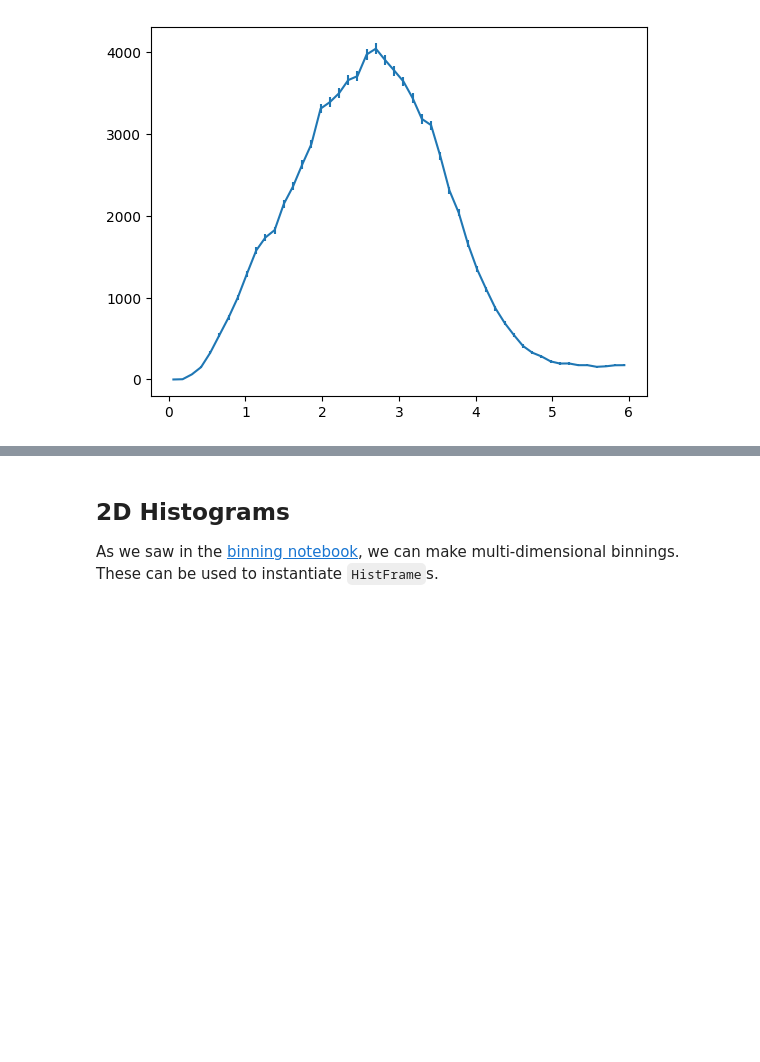
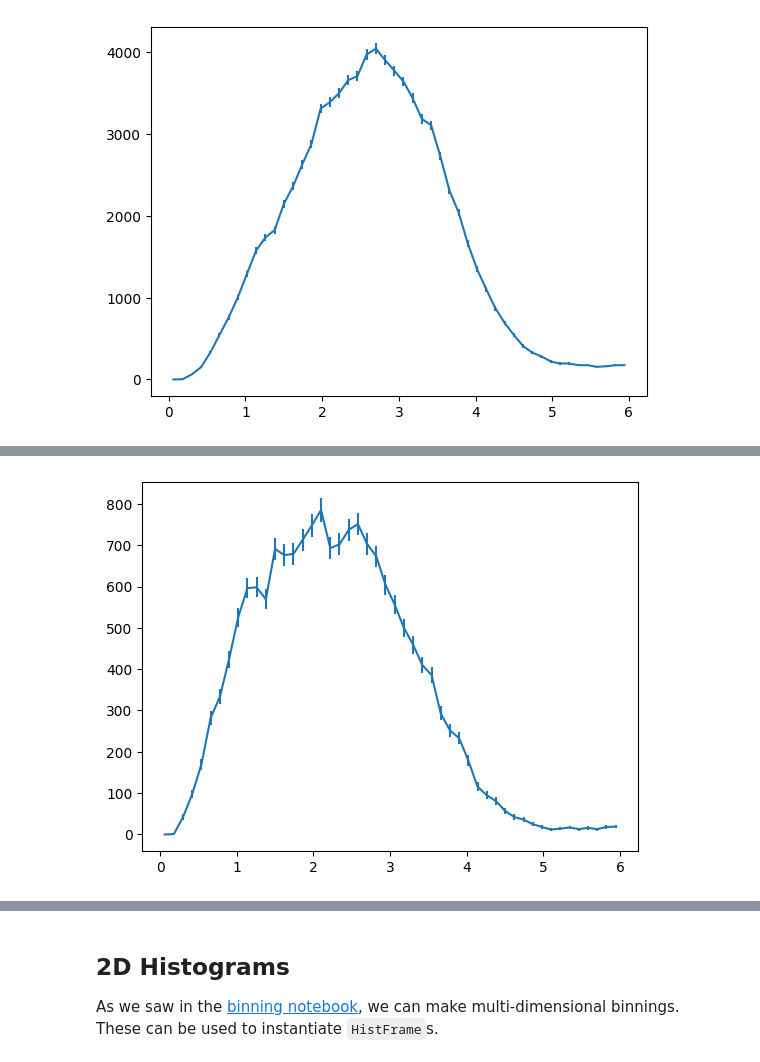
Before and after one commit to NUISANCEMC/nuisance3, a Jupyter notebook: notebooks/histframes.ipynb, the cells around one changed output, grey strips where cells are left out. Cells and saved outputs as stored; diff of their text form; code cells hidden in the pictures; blank space fills up the shorter version.

Commit message:
more work on event frame fillers

```diff
--- a/notebooks/histframes.ipynb
+++ b/notebooks/histframes.ipynb
@@ -116,0 +121,18 @@ plt.show()
+# %%
+pps.load_text("""
+double IsCCQE(HepMC3::GenEvent const &ev){
+  return (ev.attribute<HepMC3::IntAttribute>("signal_process_id")->value()==200);
+}
+double chan_subsample(HepMC3::GenEvent const &ev){
+  int proc_id = ev.attribute<HepMC3::IntAttribute>("signal_process_id")->value();
+
+  if((200 <= proc_id) && (proc_id < 300)){
+      return 1;
+  } else if((300 <= proc_id) && (proc_id < 400)){
+      return 2;
+  } else if((400 <= proc_id) && (proc_id < 500)){
+      return 3;
+  }
+  return 0;
+}
+""")
@@ -116,0 +141,6 @@ plt.show()
+# %%
+fg = pn.EventFrameGen(evs,int(1E4)).limit(1E5)\
+    .add_column("enu_GeV",enu_GeV)\
+    .add_column("IsCCQE",pps.project.IsCCQE)\
+    .add_column("chan_subsample",pps.project.chan_subsample)
+print(fg.first())
@@ -116,0 +165,13 @@ plt.show()
+# %%
+hf_CCQE = pn.HistFrame(pn.Binning.lin_space(0,6,50, "E_{nu} [GeV]"), "mc")
+
+batch = fg.first()
+while batch.rows():
+    hf_CCQE.fill_from_EventFrame_if(batch, "IsCCQE", ["enu_GeV"])
+    batch = fg.next()
+
+plt.errorbar(pn.Binning.get_bin_centers1D(hf_CCQE.binning.bins),
+             hf_CCQE.sumweights[:,0],yerr=np.sqrt(hf_CCQE.variances[:,0]))
+plt.show()
+# %% [output]
+[figure, added]
```
Also changed, not shown: parts of 17 cells of this notebook, 13 other files.
